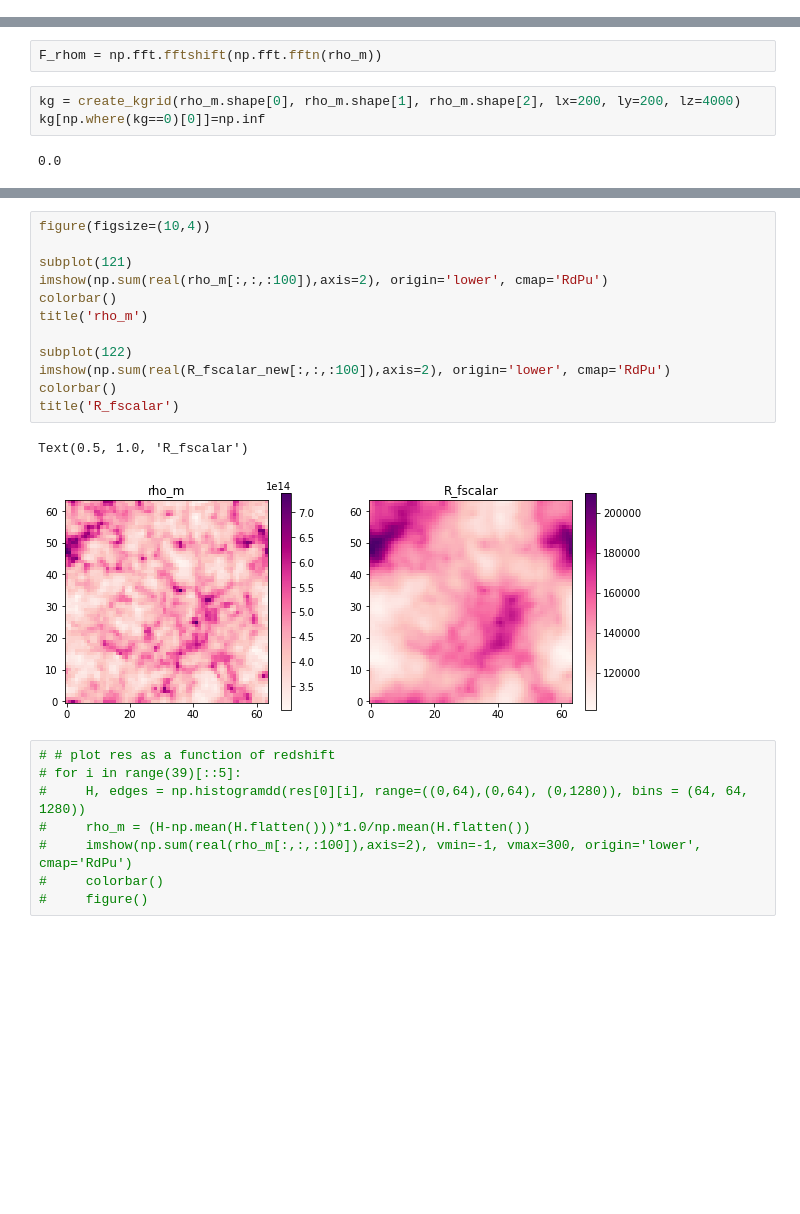
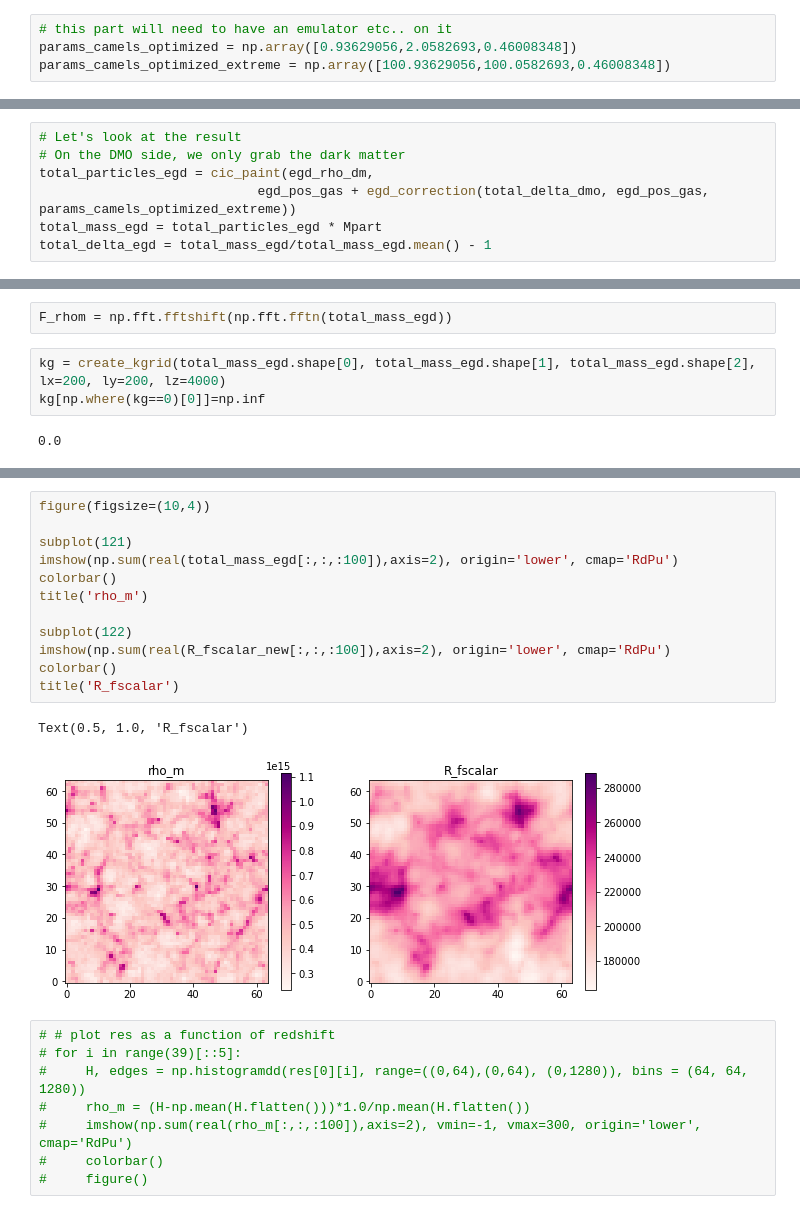
Before and after one commit to DifferentiableUniverseInitiative/Baryonator, a Jupyter notebook: notebooks/JaxPM_to_HPM.ipynb, the cells around one changed output, grey strips where cells are left out. Cells and saved outputs as stored; diff of their text form; blank space fills up the shorter version.

```diff
--- a/notebooks/JaxPM_to_HPM.ipynb
+++ b/notebooks/JaxPM_to_HPM.ipynb
@@ -96,0 +197,4 @@ print(1./a_center[XX]-1)
+# %%
+# this part will need to have an emulator etc.. on it
+params_camels_optimized = np.array([0.93629056,2.0582693,0.46008348])
+params_camels_optimized_extreme = np.array([100.93629056,100.0582693,0.46008348])
@@ -96,0 +240,7 @@ print(1./a_center[XX]-1)
+# %%
+# Let's look at the result
+# On the DMO side, we only grab the dark matter
+total_particles_egd = cic_paint(egd_rho_dm,
+                            egd_pos_gas + egd_correction(total_delta_dmo, egd_pos_gas, params_camels_optimized_extreme))
+total_mass_egd = total_particles_egd * Mpart
+total_delta_egd = total_mass_egd/total_mass_egd.mean() - 1
@@ -174,7 +303,7 @@ def create_kgrid(nx, ny, nz, lx, ly, lz):
 # %%
-F_rhom = np.fft.fftshift(np.fft.fftn(rho_m))
+F_rhom = np.fft.fftshift(np.fft.fftn(total_mass_egd))
 # %%
-kg = create_kgrid(rho_m.shape[0], rho_m.shape[1], rho_m.shape[2], lx=200, ly=200, lz=4000)
+kg = create_kgrid(total_mass_egd.shape[0], total_mass_egd.shape[1], total_mass_egd.shape[2], lx=200, ly=200, lz=4000)
 kg[np.where(kg==0)[0]]=np.inf
 # %% [output]
 0.0
@@ -233,18 +357,18 @@ Text(0.5, 1.0, 'R_fscalar')
 # %%
 figure(figsize=(10,4))
 
 subplot(121)
-imshow(np.sum(real(rho_m[:,:,:100]),axis=2), origin='lower', cmap='RdPu')
+imshow(np.sum(real(total_mass_egd[:,:,:100]),axis=2), origin='lower', cmap='RdPu')
 colorbar()
 title('rho_m')
 
 subplot(122)
 imshow(np.sum(real(R_fscalar_new[:,:,:100]),axis=2), origin='lower', cmap='RdPu')
 colorbar()
 title('R_fscalar')
 # %% [output]
 Text(0.5, 1.0, 'R_fscalar')
-[figure, old version]
+[figure, new version]
 # %%
 # # plot res as a function of redshift
 # for i in range(39)[::5]:
```
Also changed, not shown: parts of 40 cells of this notebook, 1 other file.
